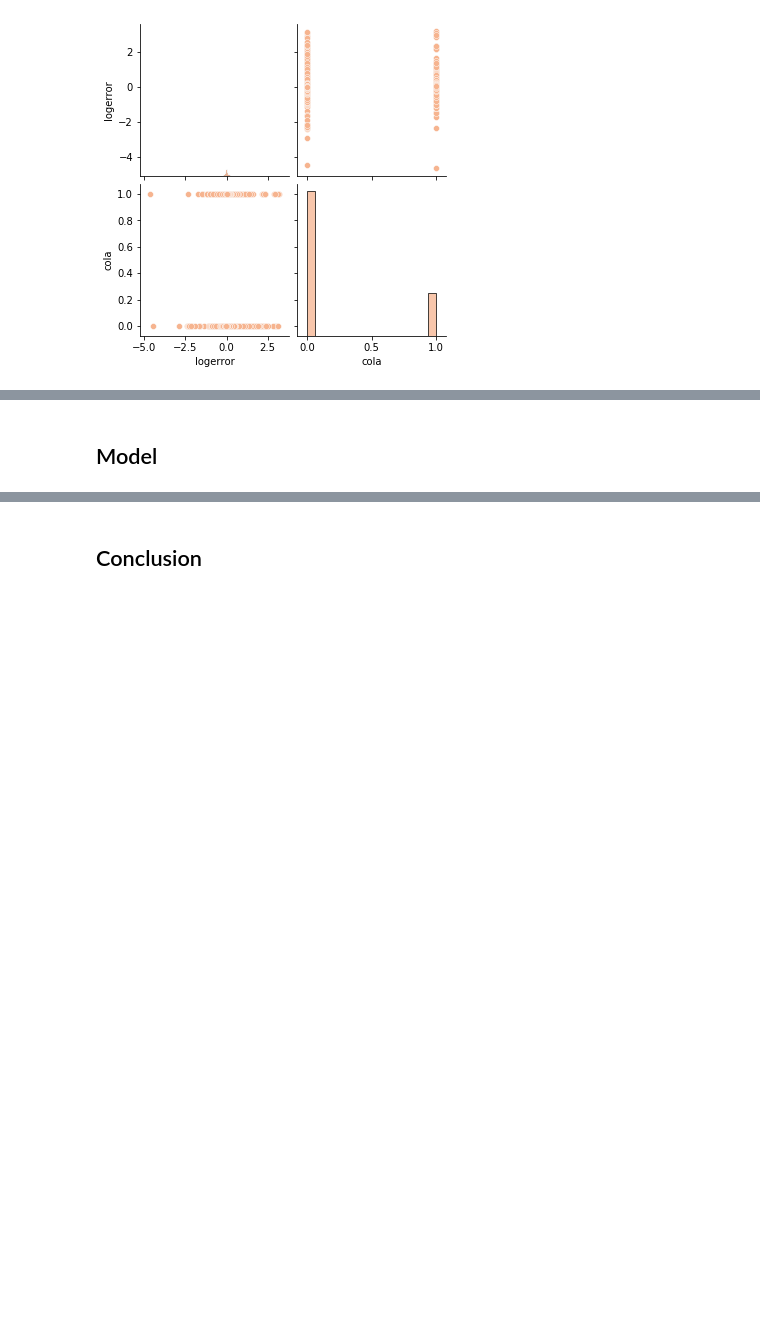
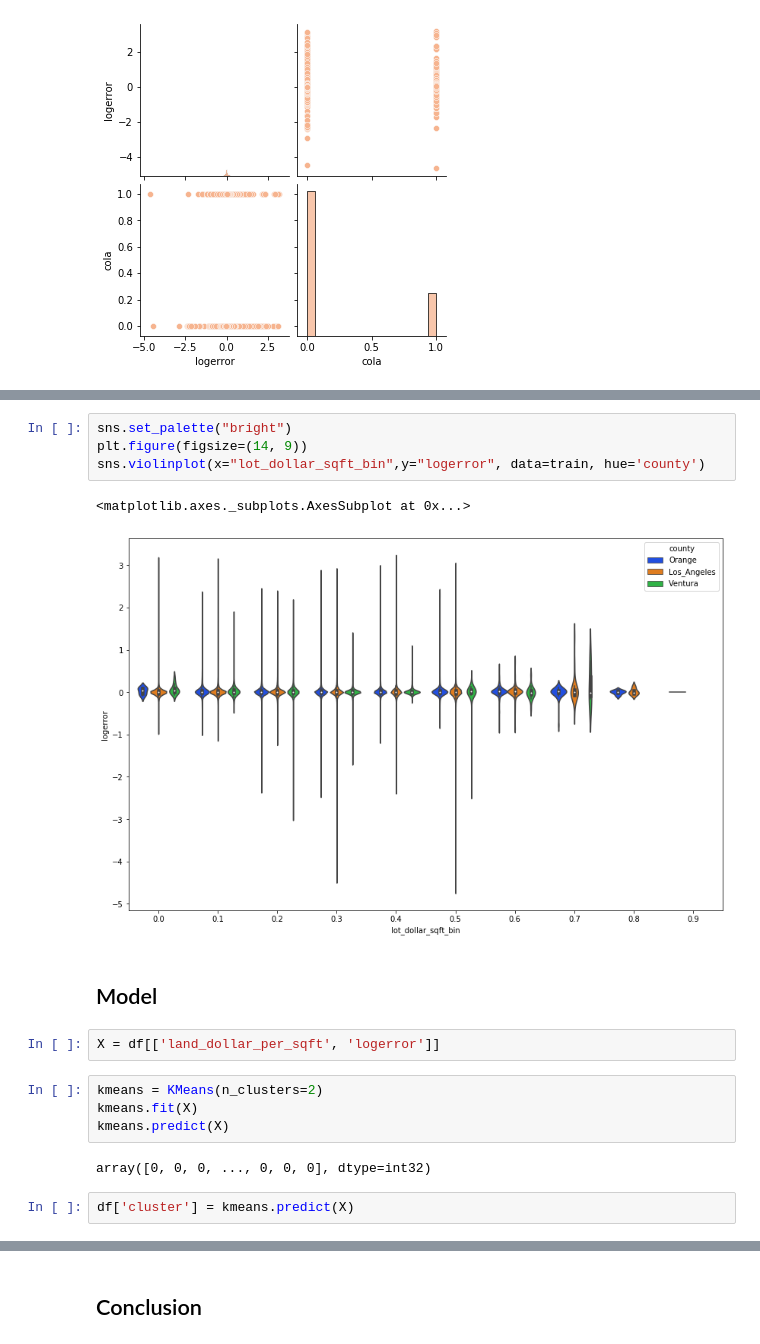
Before and after one commit to B-G-Clustering/zillow-clustering-project, a Jupyter notebook: workbook.ipynb, the cells around one changed output, grey strips where cells are left out. Cells and saved outputs as stored; diff of their text form; blank space fills up the shorter version.

```diff
--- a/workbook.ipynb
+++ b/workbook.ipynb
@@ -207,2 +230,19 @@ sns.pairplot(train[['logerror', 'cola']])
+# %%
+sns.set_palette("bright")
+plt.figure(figsize=(14, 9))
+sns.violinplot(x="lot_dollar_sqft_bin",y="logerror", data=train, hue='county')
+# %% [output]
+<matplotlib.axes._subplots.AxesSubplot at 0x...>
+[figure, added]
 # %% [markdown]
 ## Model
+# %%
+X = df[['land_dollar_per_sqft', 'logerror']]
+# %%
+kmeans = KMeans(n_clusters=2)
+kmeans.fit(X)
+kmeans.predict(X)
+# %% [output]
+array([0, 0, 0, ..., 0, 0, 0], dtype=int32)
+# %%
+df['cluster'] = kmeans.predict(X)
```
Also changed, not shown: parts of 16 cells of this notebook.
